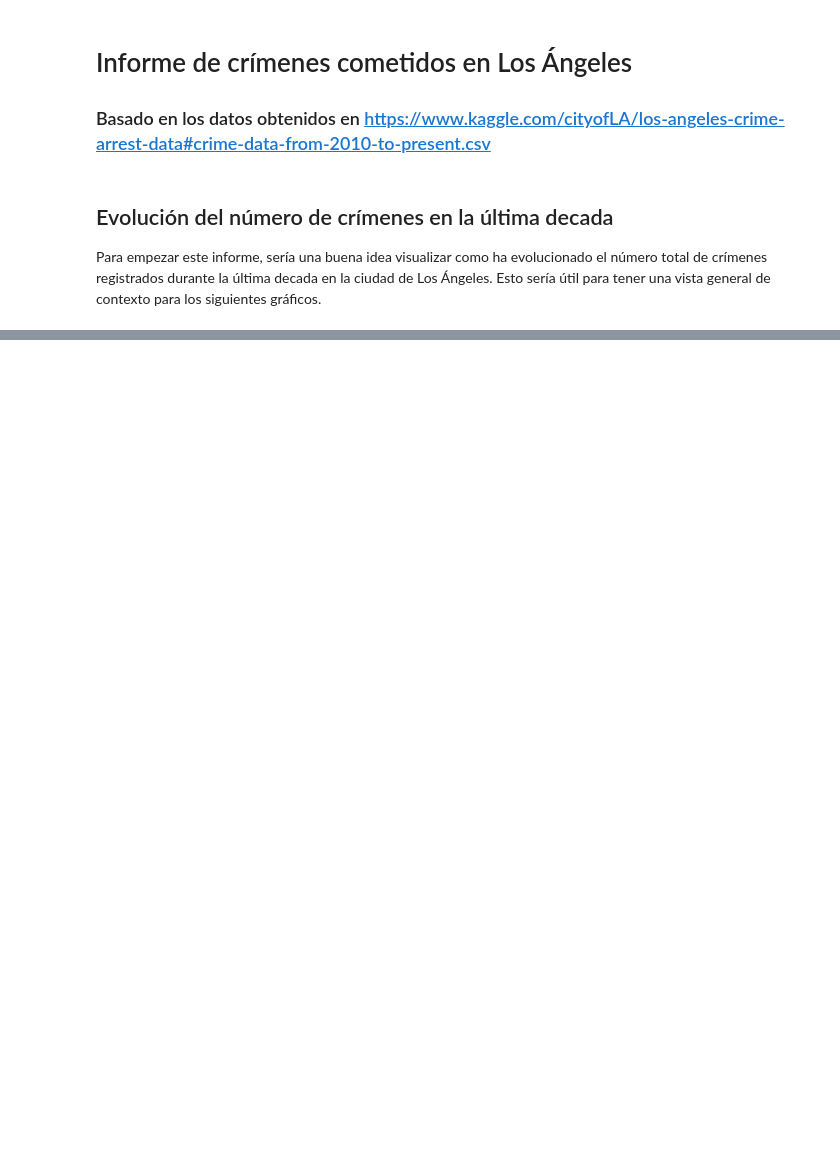
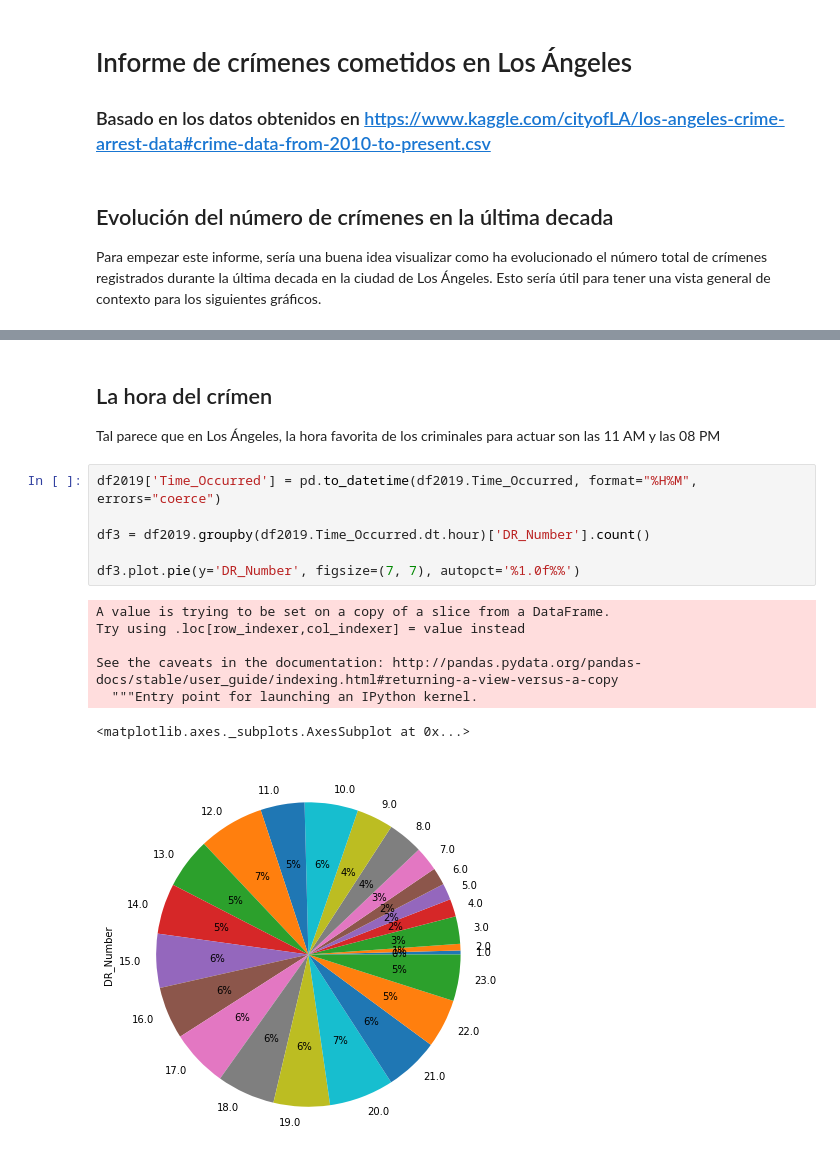
Before and after one commit to 2019-B-GR1-Python/py-murillo-lopez-jose-luis, a Jupyter notebook: informe/proyecto-informe.ipynb, the cells around one changed output, grey strips where cells are left out. Saved outputs shown, nothing was run; the diff lists cells and outputs as text; blank space fills up the shorter version.

```diff
--- a/informe/proyecto-informe.ipynb
+++ b/informe/proyecto-informe.ipynb
@@ -39,0 +39,17 @@ df1
+# %% [markdown]
+## La hora del crímen
+Tal parece que en Los Ángeles, la hora favorita de los criminales para actuar son las 11 AM y las 08 PM
+# %%
+df2019['Time_Occurred'] = pd.to_datetime(df2019.Time_Occurred, format="%H%M", errors="coerce")
+
+df3 = df2019.groupby(df2019.Time_Occurred.dt.hour)['DR_Number'].count()
+
+df3.plot.pie(y='DR_Number', figsize=(7, 7), autopct='%1.0f%%')
+# %% [output]
+A value is trying to be set on a copy of a slice from a DataFrame.
+Try using .loc[row_indexer,col_indexer] = value instead
+
+See the caveats in the documentation: http://pandas.pydata.org/pandas-docs/stable/user_guide/indexing.html#returning-a-view-versus-a-copy
+  """Entry point for launching an IPython kernel.
+<matplotlib.axes._subplots.AxesSubplot at 0x...>
+[figure, added]
```
Also changed, not shown: parts of 9 cells of this notebook.
